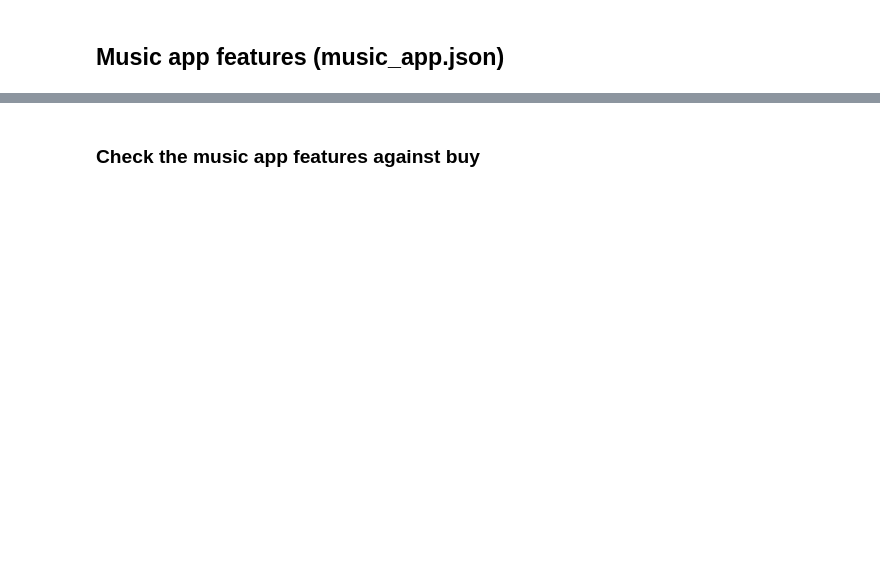
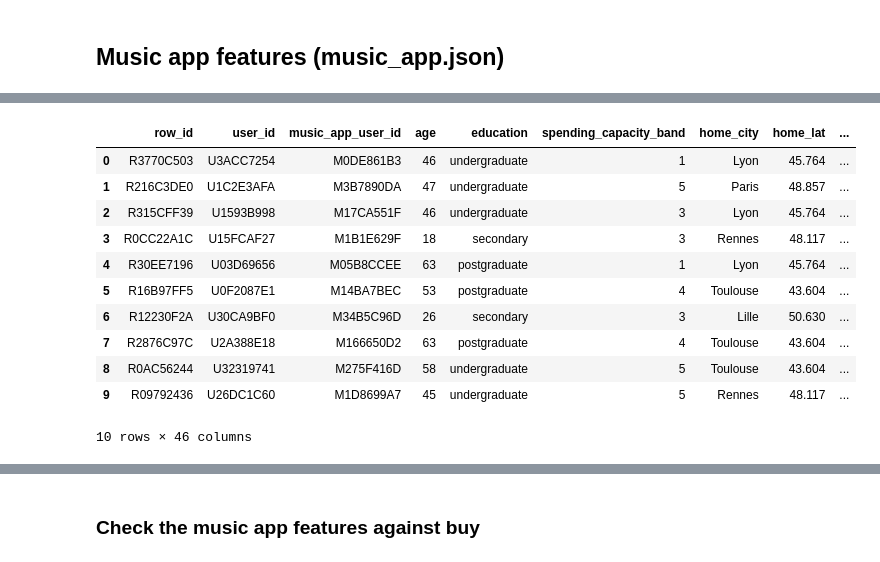
Before and after one commit to Paul-0001/Kaggle-Challenge, a Jupyter notebook: notebooks/02_feature_engineering_constandino.ipynb, the cells around one changed output, grey strips where cells are left out. Drawn from its saved outputs; the diff is of its cells as text; code cells hidden in the pictures; blank space fills up the shorter version.

```diff
--- a/notebooks/02_feature_engineering_constandino.ipynb
+++ b/notebooks/02_feature_engineering_constandino.ipynb
@@ -280,0 +299,15 @@ print(user_concert_train[["artist_name", "artist_minutes", "artist_saves", "tota
+# %%
+user_concert_test.head(10)
+# %% [output]
+|  | row_id | user_id | music_app_user_id | age | education | spending_capacity_band | home_city | home_lat | ... |
+| 0 | R3770C503 | U3ACC7254 | M0DE861B3 | 46 | undergraduate | 1 | Lyon | 45.764 | ... |
+| 1 | R216C3DE0 | U1C2E3AFA | M3B7890DA | 47 | undergraduate | 5 | Paris | 48.857 | ... |
+| 2 | R315CFF39 | U1593B998 | M17CA551F | 46 | undergraduate | 3 | Lyon | 45.764 | ... |
+| 3 | R0CC22A1C | U15FCAF27 | M1B1E629F | 18 | secondary | 3 | Rennes | 48.117 | ... |
+| 4 | R30EE7196 | U03D69656 | M05B8CCEE | 63 | postgraduate | 1 | Lyon | 45.764 | ... |
+| 5 | R16B97FF5 | U0F2087E1 | M14BA7BEC | 53 | postgraduate | 4 | Toulouse | 43.604 | ... |
+| 6 | R12230F2A | U30CA9BF0 | M34B5C96D | 26 | secondary | 3 | Lille | 50.630 | ... |
+| 7 | R2876C97C | U2A388E18 | M166650D2 | 63 | postgraduate | 4 | Toulouse | 43.604 | ... |
+| 8 | R0AC56244 | U32319741 | M275F416D | 58 | undergraduate | 5 | Toulouse | 43.604 | ... |
+| 9 | R09792436 | U26DC1C60 | M1D8699A7 | 45 | undergraduate | 5 | Rennes | 48.117 | ... |
+10 rows × 46 columns
```
Also changed, not shown: parts of 24 cells of this notebook, 4 other files.
